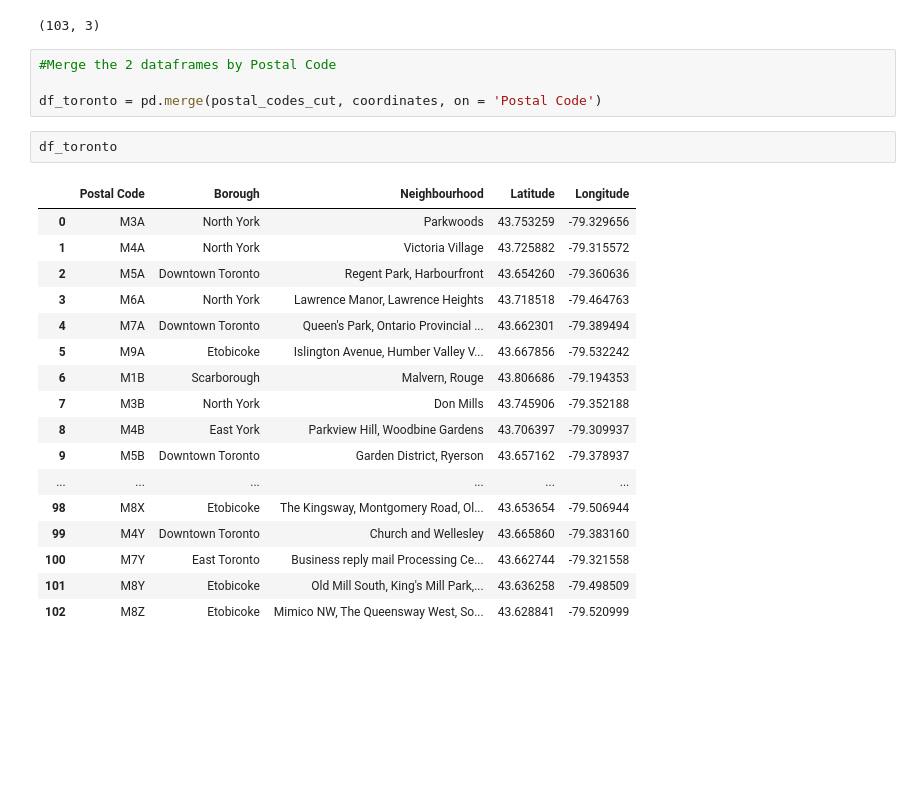
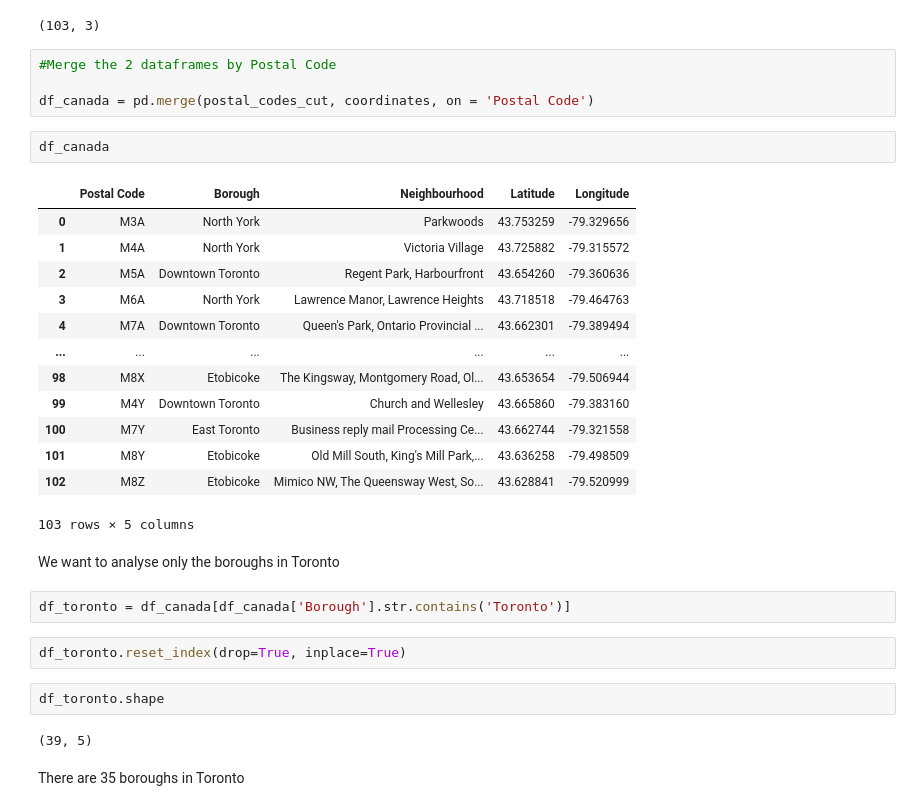
Before and after one commit to Enell261/Coursera_Capstone, a Jupyter notebook: clustering_Toronto.ipynb, the cells around one changed output. Cells and saved outputs as stored; diff of their text form; blank space fills up the shorter version.

```diff
--- a/clustering_Toronto.ipynb
+++ b/clustering_Toronto.ipynb
@@ -83,24 +93,32 @@ coordinates.shape
 # %%
 #Merge the 2 dataframes by Postal Code
 
-df_toronto = pd.merge(postal_codes_cut, coordinates, on = 'Postal Code')
+df_canada = pd.merge(postal_codes_cut, coordinates, on = 'Postal Code')
+# %%
+df_canada
+# %% [output]
+|  | Postal Code | Borough | Neighbourhood | Latitude | Longitude |
+| 0 | M3A | North York | Parkwoods | 43.753259 | -79.329656 |
+| 1 | M4A | North York | Victoria Village | 43.725882 | -79.315572 |
+| 2 | M5A | Downtown Toronto | Regent Park, Harbourfront | 43.654260 | -79.360636 |
+| 3 | M6A | North York | Lawrence Manor, Lawrence Heights | 43.718518 | -79.464763 |
+| 4 | M7A | Downtown Toronto | Queen's Park, Ontario Provincial ... | 43.662301 | -79.389494 |
+| ... | ... | ... | ... | ... | ... |
+| 98 | M8X | Etobicoke | The Kingsway, Montgomery Road, Ol... | 43.653654 | -79.506944 |
+| 99 | M4Y | Downtown Toronto | Church and Wellesley | 43.665860 | -79.383160 |
+| 100 | M7Y | East Toronto | Business reply mail Processing Ce... | 43.662744 | -79.321558 |
+| 101 | M8Y | Etobicoke | Old Mill South, King's Mill Park,... | 43.636258 | -79.498509 |
+| 102 | M8Z | Etobicoke | Mimico NW, The Queensway West, So... | 43.628841 | -79.520999 |
+103 rows × 5 columns
+# %% [markdown]
+We want to analyse only the boroughs in Toronto
+# %%
+df_toronto = df_canada[df_canada['Borough'].str.contains('Toronto')]
+# %%
+df_toronto.reset_index(drop=True, inplace=True)
 # %%
-df_toronto
+df_toronto.shape
 # %% [output]
-|  | Postal Code | Borough | Neighbourhood | Latitude | Longitude |
-| 0 | M3A | North York | Parkwoods | 43.753259 | -79.329656 |
-| 1 | M4A | North York | Victoria Village | 43.725882 | -79.315572 |
-| 2 | M5A | Downtown Toronto | Regent Park, Harbourfront | 43.654260 | -79.360636 |
-| 3 | M6A | North York | Lawrence Manor, Lawrence Heights | 43.718518 | -79.464763 |
-| 4 | M7A | Downtown Toronto | Queen's Park, Ontario Provincial ... | 43.662301 | -79.389494 |
-| 5 | M9A | Etobicoke | Islington Avenue, Humber Valley V... | 43.667856 | -79.532242 |
-| 6 | M1B | Scarborough | Malvern, Rouge | 43.806686 | -79.194353 |
-| 7 | M3B | North York | Don Mills | 43.745906 | -79.352188 |
-| 8 | M4B | East York | Parkview Hill, Woodbine Gardens | 43.706397 | -79.309937 |
-| 9 | M5B | Downtown Toronto | Garden District, Ryerson | 43.657162 | -79.378937 |
-| ... | ... | ... | ... | ... | ... |
-| 98 | M8X | Etobicoke | The Kingsway, Montgomery Road, Ol... | 43.653654 | -79.506944 |
-| 99 | M4Y | Downtown Toronto | Church and Wellesley | 43.665860 | -79.383160 |
-| 100 | M7Y | East Toronto | Business reply mail Processing Ce... | 43.662744 | -79.321558 |
-| 101 | M8Y | Etobicoke | Old Mill South, King's Mill Park,... | 43.636258 | -79.498509 |
-| 102 | M8Z | Etobicoke | Mimico NW, The Queensway West, So... | 43.628841 | -79.520999 |
+(39, 5)
+# %% [markdown]
+There are 35 boroughs in Toronto
```
Also changed, not shown: parts of 41 cells of this notebook.
